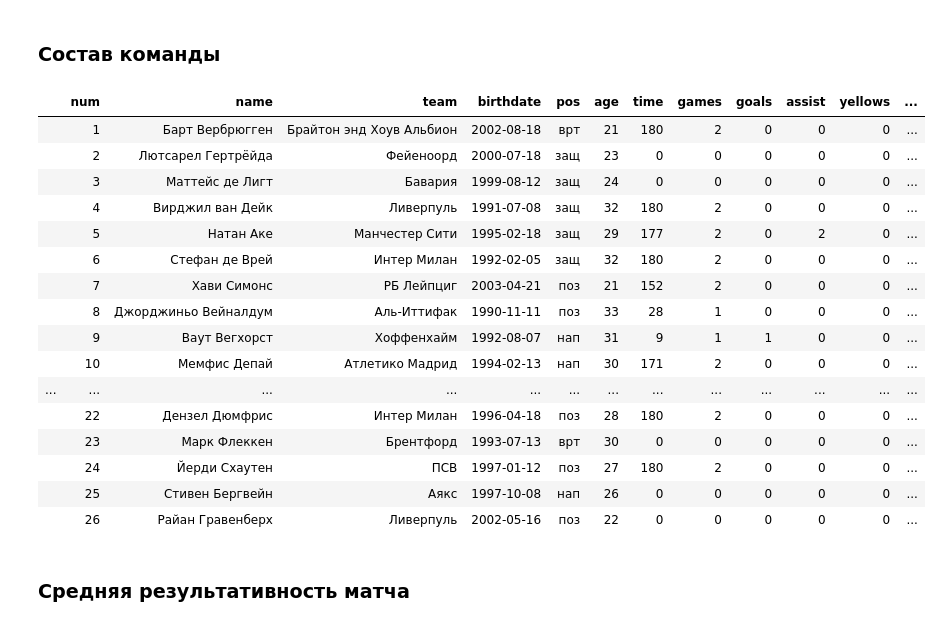
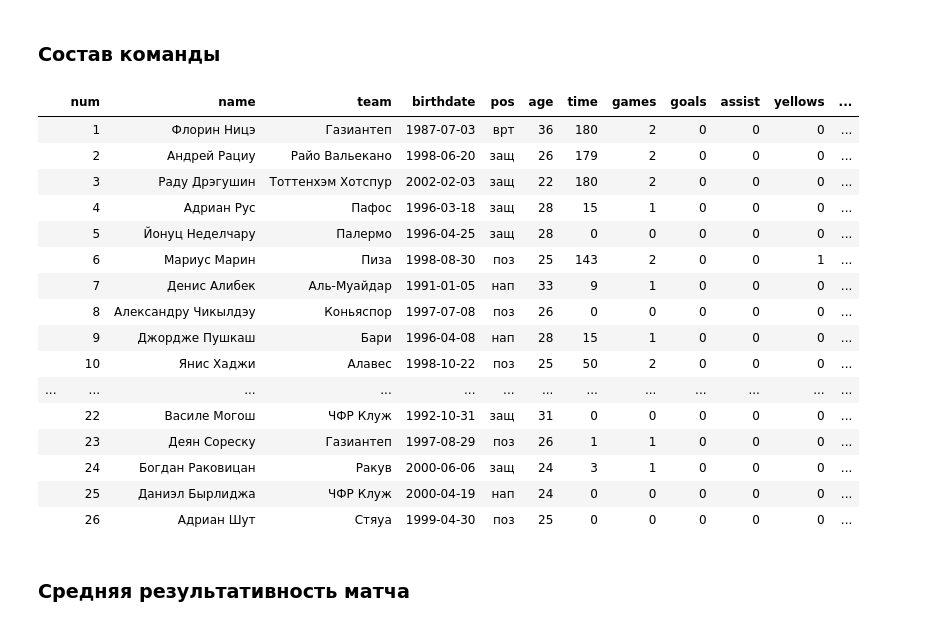
Before and after one commit to elp87/Euro-2024, a Jupyter notebook: euro.ipynb, the cells around one changed output. Cells and saved outputs as stored; diff of their text form; code cells hidden in the pictures.

```diff
--- a/euro.ipynb
+++ b/euro.ipynb
@@ -221,7 +221,7 @@ for i in range(6):
 # %% [markdown]
 ### Состав команды
 # %%
-lteam='Нидерланды'
+lteam='Румыния'
 # Берем id страны
 lteam_id = countries[countries['country']==lteam]['country_id']
 lteam_id = lteam_id.reset_index(drop=True)[0]
@@ -244,49 +244,49 @@ try:
     lassist = (events_df[(events_df['country_id']==lteam_id) & (events_df['event'] == 'пас')]
      .pivot_table(index='name', values='event', aggfunc='count'))
     lassist.columns = ['assist']
     lteam_players = lteam_players.merge(lassist, on='name', how='left')
 except ValueError:
     lteam_players['assist'] = 0
 # Желтые карточки
 try:
     lyellows = (events_df[(events_df['country_id']==lteam_id) & (events_df['event'] == 'желтая карточка')]
      .pivot_table(index='name', values='event', aggfunc='count'))
     lyellows.columns = ['yellows']
     lteam_players = lteam_players.merge(lyellows, on='name', how='left')
 except ValueError:
     lteam_players['yellows'] = 0
 # Красные карточки
 try:
     lreds = (events_df[(events_df['country_id']==lteam_id) & (events_df['event'] == 'красная карточка')]
      .pivot_table(index='name', values='event', aggfunc='count'))
     lreds.columns = ['reds']
     lreds
     lteam_players = lteam_players.merge(lreds, on='name', how='left')
 except:
     lteam_players['reds'] = 0
 lteam_players = lteam_players.drop(['country_id', 'country'], axis=1)
 lteam_players = lteam_players.fillna(0)
 lteam_players[['age', 'time','games', 'goals', 'assist', 'yellows', 'reds']] = lteam_players[['age', 'time', 'games', 'goals', 'assist', 'yellows', 'reds']].astype('int')
 lteam_players.index = ['']*len(lteam_players) # Скрывает индекс
 lteam_players.sort_values(by='num')
 # %% [output]
 |  | num | name | team | birthdate | pos | age | time | games | goals | assist | yellows | ... |
-|  | 1 | Барт Вербрюгген | Брайтон энд Хоув Альбион | 2002-08-18 | врт | 21 | 180 | 2 | 0 | 0 | 0 | ... |
-|  | 2 | Лютсарел Гертрёйда | Фейеноорд | 2000-07-18 | защ | 23 | 0 | 0 | 0 | 0 | 0 | ... |
-|  | 3 | Маттейс де Лигт | Бавария | 1999-08-12 | защ | 24 | 0 | 0 | 0 | 0 | 0 | ... |
-|  | 4 | Вирджил ван Дейк | Ливерпуль | 1991-07-08 | защ | 32 | 180 | 2 | 0 | 0 | 0 | ... |
-|  | 5 | Натан Аке | Манчестер Сити | 1995-02-18 | защ | 29 | 177 | 2 | 0 | 2 | 0 | ... |
-|  | 6 | Стефан де Врей | Интер Милан | 1992-02-05 | защ | 32 | 180 | 2 | 0 | 0 | 0 | ... |
-|  | 7 | Хави Симонс | РБ Лейпциг | 2003-04-21 | поз | 21 | 152 | 2 | 0 | 0 | 0 | ... |
-|  | 8 | Джорджиньо Вейналдум | Аль-Иттифак | 1990-11-11 | поз | 33 | 28 | 1 | 0 | 0 | 0 | ... |
-|  | 9 | Ваут Вегхорст | Хоффенхайм | 1992-08-07 | нап | 31 | 9 | 1 | 1 | 0 | 0 | ... |
-|  | 10 | Мемфис Депай | Атлетико Мадрид | 1994-02-13 | нап | 30 | 171 | 2 | 0 | 0 | 0 | ... |
+|  | 1 | Флорин Ницэ | Газиантеп | 1987-07-03 | врт | 36 | 180 | 2 | 0 | 0 | 0 | ... |
+|  | 2 | Андрей Рациу | Райо Вальекано | 1998-06-20 | защ | 26 | 179 | 2 | 0 | 0 | 0 | ... |
+|  | 3 | Раду Дрэгушин | Тоттенхэм Хотспур | 2002-02-03 | защ | 22 | 180 | 2 | 0 | 0 | 0 | ... |
+|  | 4 | Адриан Рус | Пафос | 1996-03-18 | защ | 28 | 15 | 1 | 0 | 0 | 0 | ... |
+|  | 5 | Йонуц Неделчару | Палермо | 1996-04-25 | защ | 28 | 0 | 0 | 0 | 0 | 0 | ... |
+|  | 6 | Мариус Марин | Пиза | 1998-08-30 | поз | 25 | 143 | 2 | 0 | 0 | 1 | ... |
+|  | 7 | Денис Алибек | Аль-Муайдар | 1991-01-05 | нап | 33 | 9 | 1 | 0 | 0 | 0 | ... |
+|  | 8 | Александру Чикылдэу | Коньяспор | 1997-07-08 | поз | 26 | 0 | 0 | 0 | 0 | 0 | ... |
+|  | 9 | Джордже Пушкаш | Бари | 1996-04-08 | нап | 28 | 15 | 1 | 0 | 0 | 0 | ... |
+|  | 10 | Янис Хаджи | Алавес | 1998-10-22 | поз | 25 | 50 | 2 | 0 | 0 | 0 | ... |
 | ... | ... | ... | ... | ... | ... | ... | ... | ... | ... | ... | ... | ... |
-|  | 22 | Дензел Дюмфрис | Интер Милан | 1996-04-18 | поз | 28 | 180 | 2 | 0 | 0 | 0 | ... |
-|  | 23 | Марк Флеккен | Брентфорд | 1993-07-13 | врт | 30 | 0 | 0 | 0 | 0 | 0 | ... |
-|  | 24 | Йерди Схаутен | ПСВ | 1997-01-12 | поз | 27 | 180 | 2 | 0 | 0 | 0 | ... |
-|  | 25 | Стивен Бергвейн | Аякс | 1997-10-08 | нап | 26 | 0 | 0 | 0 | 0 | 0 | ... |
-|  | 26 | Райан Гравенберх | Ливерпуль | 2002-05-16 | поз | 22 | 0 | 0 | 0 | 0 | 0 | ... |
+|  | 22 | Василе Могош | ЧФР Клуж | 1992-10-31 | защ | 31 | 0 | 0 | 0 | 0 | 0 | ... |
+|  | 23 | Деян Сореску | Газиантеп | 1997-08-29 | поз | 26 | 1 | 1 | 0 | 0 | 0 | ... |
+|  | 24 | Богдан Раковицан | Ракув | 2000-06-06 | защ | 24 | 3 | 1 | 0 | 0 | 0 | ... |
+|  | 25 | Даниэл Бырлиджа | ЧФР Клуж | 2000-04-19 | нап | 24 | 0 | 0 | 0 | 0 | 0 | ... |
+|  | 26 | Адриан Шут | Стяуа | 1999-04-30 | поз | 25 | 0 | 0 | 0 | 0 | 0 | ... |
 # %% [markdown]
 ### Средняя результативность матча
 # %%
```
Also changed, not shown: parts of 10 cells of this notebook, 3 other files.
